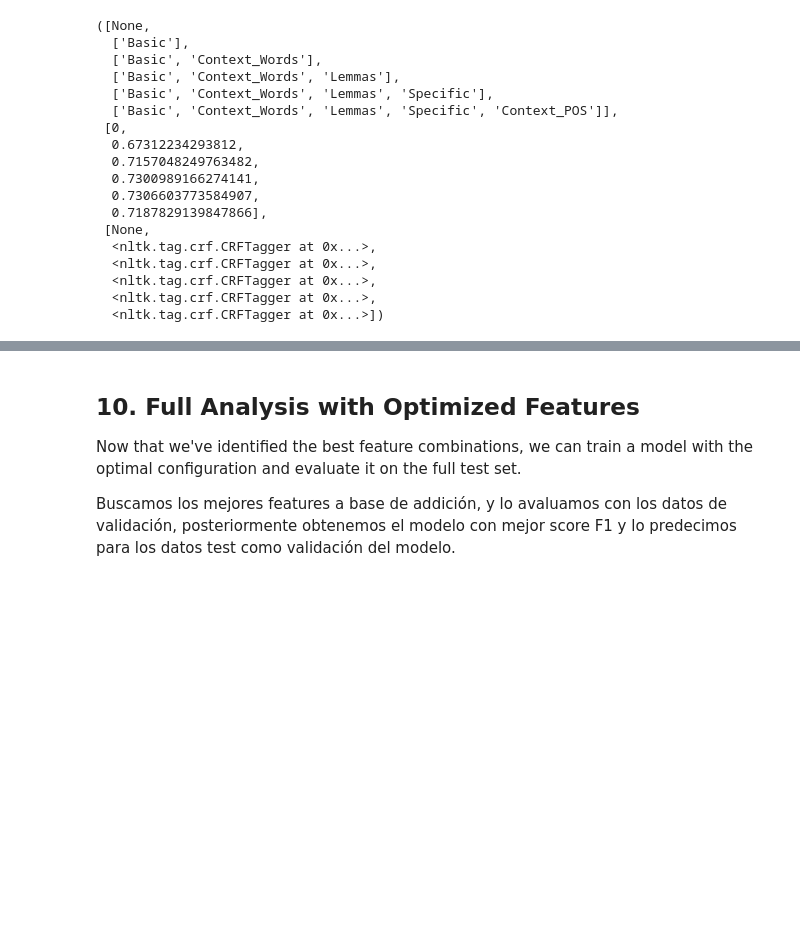
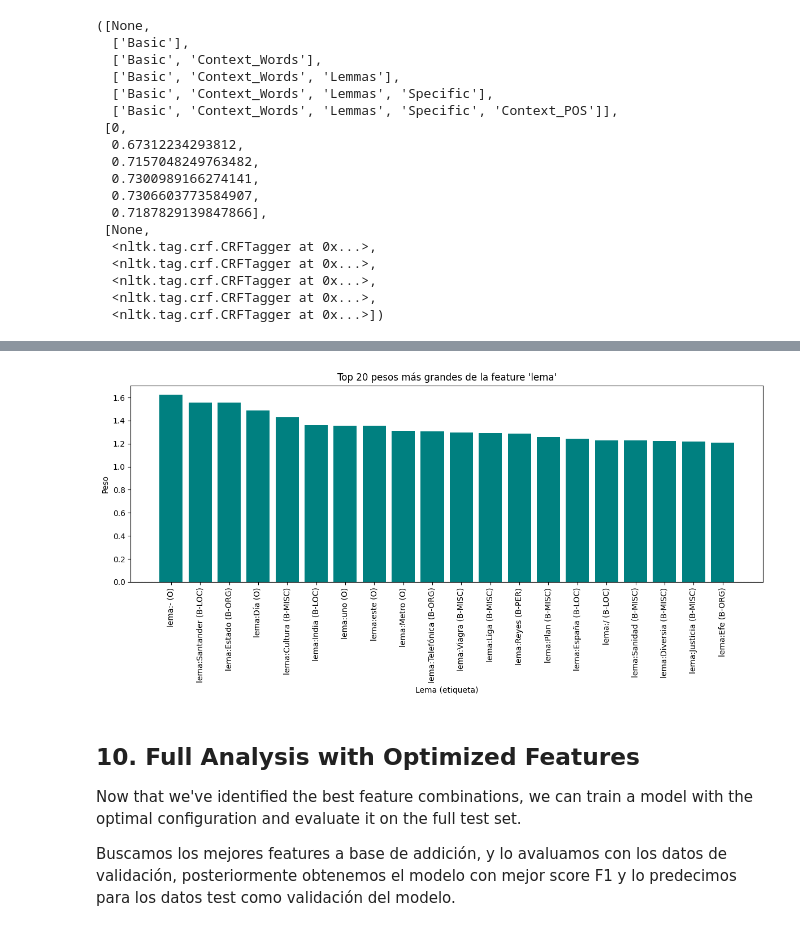
Before and after one commit to TaliaPr/Natural-Language-Processing, a Jupyter notebook: Classificación_secuencias/example.ipynb, the cells around one changed output, grey strips where cells are left out. Cells and saved outputs as stored; diff of their text form; code cells hidden in the pictures; blank space fills up the shorter version.

```diff
--- a/Classificación_secuencias/example.ipynb
+++ b/Classificación_secuencias/example.ipynb
@@ -1199,3 +1259,27 @@ for f in feature_general:
+# %%
+import operator
+
+# Extraer solo los pesos de la feature 'lema'
+lema_weights = {key: weight for key, weight in state_features.items() if key[0].startswith('lema')}
+
+# Ordenar por el valor (no absoluto), de mayor a menor
+top_20_lemas = sorted(lema_weights.items(), key=lambda x: x[1], reverse=True)[:20]
+
+# Preparar datos para el plot
+features = [f"{feature} ({label})" for (feature, label), weight in top_20_lemas]
+weights = [weight for (feature, label), weight in top_20_lemas]
+
+plt.figure(figsize=(12, 6))
+bars = plt.bar(features, weights, color='teal')
+plt.axhline(0, color='gray', linestyle='--', linewidth=0.8)
+plt.title("Top 20 pesos más grandes de la feature 'lema'")
+plt.ylabel("Peso")
+plt.xlabel("Lema (etiqueta)")
+plt.xticks(rotation=90)
+plt.tight_layout()
+plt.show()
+# %% [output]
+[figure, added]
 # %% [markdown]
 ## 10. Full Analysis with Optimized Features
 
```
Also changed, not shown: parts of 5 cells of this notebook.
